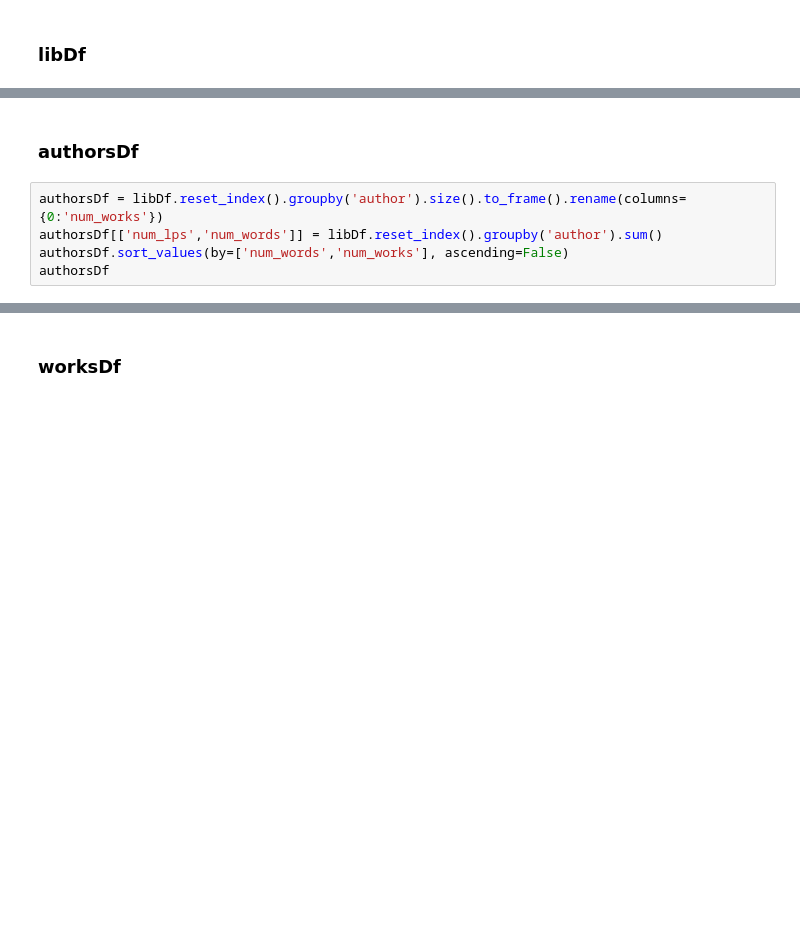
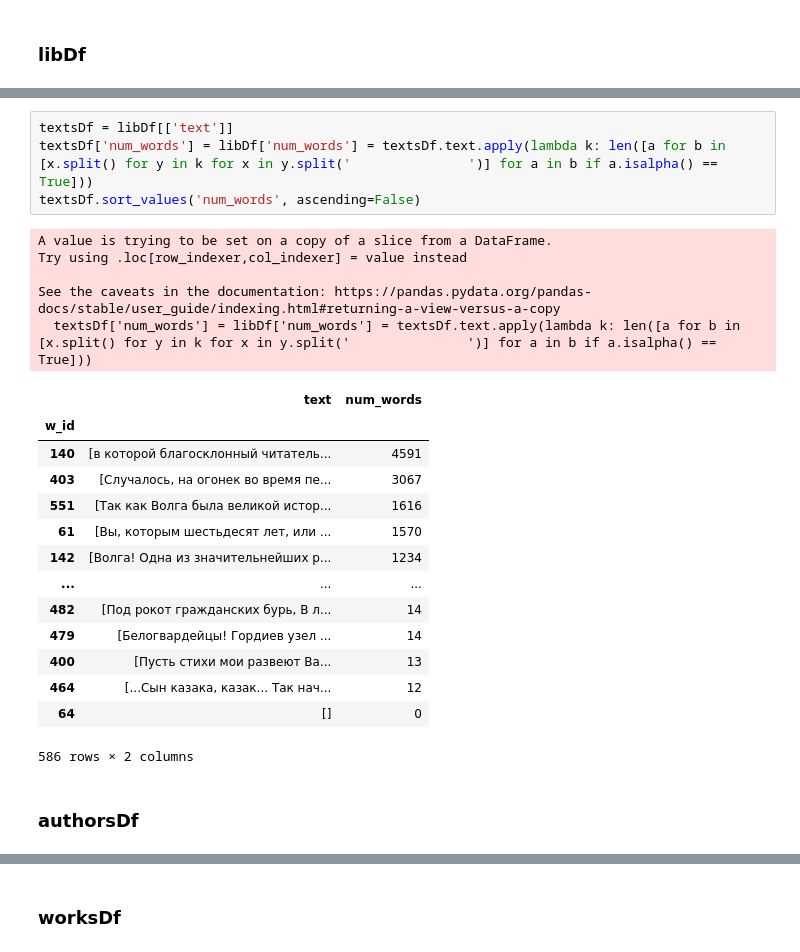
Before and after one commit to kollektivminds/mpgrr, a Jupyter notebook: maprr_intro.ipynb, the cells around one changed output, grey strips where cells are left out. Drawn from its saved outputs; the diff is of its cells as text; blank space fills up the shorter version.

```diff
--- a/maprr_intro.ipynb
+++ b/maprr_intro.ipynb
@@ -489,7 +471,26 @@ NameError: name 'XMLdict' is not defined
+# %%
+textsDf = libDf[['text']]
+textsDf['num_words'] = libDf['num_words'] = textsDf.text.apply(lambda k: len([a for b in [x.split() for y in k for x in y.split('               ')] for a in b if a.isalpha() == True]))
+textsDf.sort_values('num_words', ascending=False)
+# %% [output]
+A value is trying to be set on a copy of a slice from a DataFrame.
+Try using .loc[row_indexer,col_indexer] = value instead
+
+See the caveats in the documentation: https://pandas.pydata.org/pandas-docs/stable/user_guide/indexing.html#returning-a-view-versus-a-copy
+  textsDf['num_words'] = libDf['num_words'] = textsDf.text.apply(lambda k: len([a for b in [x.split() for y in k for x in y.split('               ')] for a in b if a.isalpha() == True]))
+|  | text | num_words |
+| w_id |  |  |
+| 140 | [в которой благосклонный читатель... | 4591 |
+| 403 | [Случалось, на огонек во время пе... | 3067 |
+| 551 | [Так как Волга была великой истор... | 1616 |
+| 61 | [Вы, которым шестьдесят лет, или ... | 1570 |
+| 142 | [Волга! Одна из значительнейших р... | 1234 |
+| ... | ... | ... |
+| 482 | [Под рокот гражданских бурь, В л... | 14 |
+| 479 | [Белогвардейцы! Гордиев узел ... | 14 |
+| 400 | [Пусть стихи мои развеют Ва... | 13 |
+| 464 | [...Сын казака, казак... Так нач... | 12 |
+| 64 | [] | 0 |
+586 rows × 2 columns
 # %% [markdown]
 ### authorsDf
-# %%
-authorsDf = libDf.reset_index().groupby('author').size().to_frame().rename(columns={0:'num_works'})
-authorsDf[['num_lps','num_words']] = libDf.reset_index().groupby('author').sum()
-authorsDf.sort_values(by=['num_words','num_works'], ascending=False)
-authorsDf
```
Also changed, not shown: parts of 16 cells of this notebook, 3 other files.
